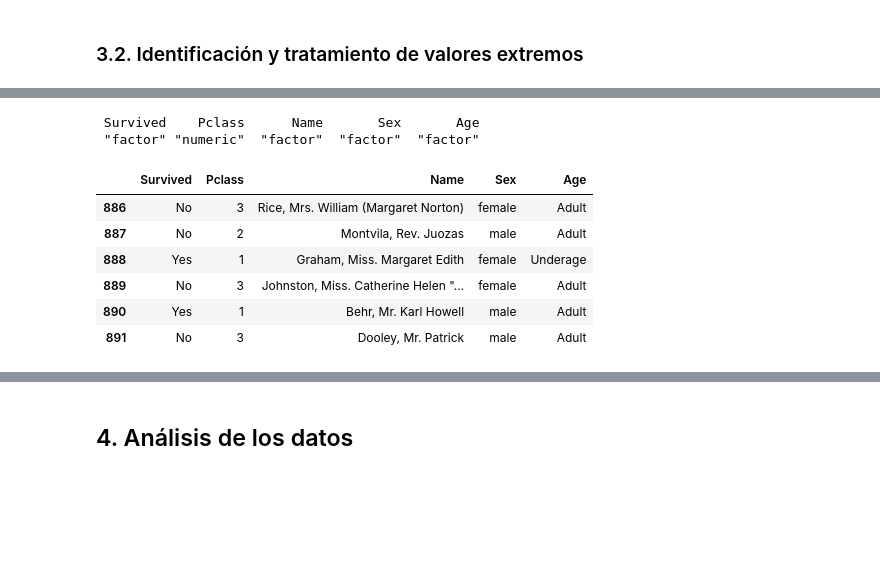
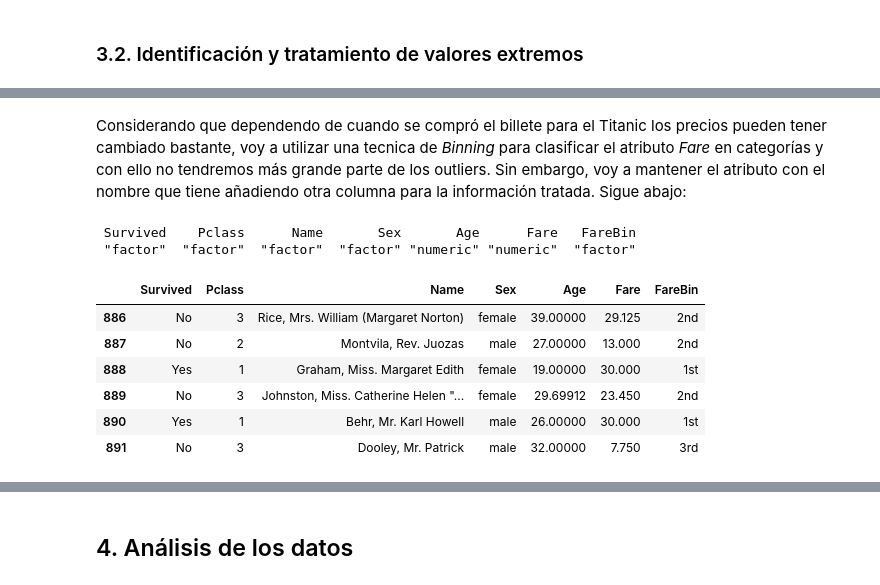
Before and after one commit to fernandoabcampos/titanic-data-cleaning-and-validation, a Jupyter notebook: Práctica 2 - Limpieza y validación de los datos - Titanic Kaggle Dataset.ipynb, the cells around one changed output, grey strips where cells are left out. Drawn from its saved outputs; the diff is of its cells as text; code cells hidden in the pictures; blank space fills up the shorter version.

```diff
--- a/Práctica 2 - Limpieza y validación de los datos - Titanic Kaggle Dataset.ipynb
+++ b/Práctica 2 - Limpieza y validación de los datos - Titanic Kaggle Dataset.ipynb
@@ -143,6 +145,3 @@ Queda claro que el atributo **Name** tampoco es relevante, pero mantuve por si a
 
 
 Definidos los atributos, antes de seguir para el próximo ejercicio, hago la selección de los datos que vamos a trabajar abajo.
-# %%
-df <- df[,2:6]
-head(df)
@@ -156,0 +148,4 @@ head(df)
+# %%
+keeps <- c("Survived", "Pclass", "Name", "Sex", "Age", "Fare")
+df <- df[keeps]
+head(df)
@@ -237 +249,4 @@ sapply(df,class)
+# %%
+df$Survived <- as.factor(ifelse(df$Survived == 1, "Yes", "No"))
+df$Pclass <- as.factor(df$Pclass)
 # %%
@@ -261,15 +299,16 @@ Otro punto que parece importante tratar es que **Survived** no es un valor numer
+# %% [markdown]
+Considerando que dependendo de cuando se compró el billete para el Titanic los precios pueden tener cambiado bastante, voy a utilizar una tecnica de *Binning* para clasificar el atributo *Fare* en categorías y con ello no tendremos más grande parte de los outliers. Sin embargo, voy a mantener el atributo con el nombre que tiene añadiendo otra columna para la información tratada. Sigue abajo:
 # %%
-df$Age <- as.factor(ifelse(df$Age >= 21, "Adult", "Underage"))
-df$Survived <- as.factor(ifelse(df$Survived == 1, "Yes", "No"))
+df$FareBin <- as.factor(ifelse(df$Fare < 10, "3rd", ifelse(df$Fare < 30, "2nd", "1st")))
 sapply(df,class)
 tail(df)
 # %% [output]
- Survived    Pclass      Name       Sex       Age
- "factor" "numeric"  "factor"  "factor"  "factor"
+ Survived    Pclass      Name       Sex       Age      Fare   FareBin
+ "factor"  "factor"  "factor"  "factor" "numeric" "numeric"  "factor"
-|  | Survived | Pclass | Name | Sex | Age |
-| 886 | No | 3 | Rice, Mrs. William (Margaret Norton) | female | Adult |
-| 887 | No | 2 | Montvila, Rev. Juozas | male | Adult |
-| 888 | Yes | 1 | Graham, Miss. Margaret Edith | female | Underage |
-| 889 | No | 3 | Johnston, Miss. Catherine Helen "... | female | Adult |
-| 890 | Yes | 1 | Behr, Mr. Karl Howell | male | Adult |
-| 891 | No | 3 | Dooley, Mr. Patrick | male | Adult |
+|  | Survived | Pclass | Name | Sex | Age | Fare | FareBin |
+| 886 | No | 3 | Rice, Mrs. William (Margaret Norton) | female | 39.00000 | 29.125 | 2nd |
+| 887 | No | 2 | Montvila, Rev. Juozas | male | 27.00000 | 13.000 | 2nd |
+| 888 | Yes | 1 | Graham, Miss. Margaret Edith | female | 19.00000 | 30.000 | 1st |
+| 889 | No | 3 | Johnston, Miss. Catherine Helen "... | female | 29.69912 | 23.450 | 2nd |
+| 890 | Yes | 1 | Behr, Mr. Karl Howell | male | 26.00000 | 30.000 | 1st |
+| 891 | No | 3 | Dooley, Mr. Patrick | male | 32.00000 | 7.750 | 3rd |
```
Also changed, not shown: parts of 23 cells of this notebook, 5 other files.
